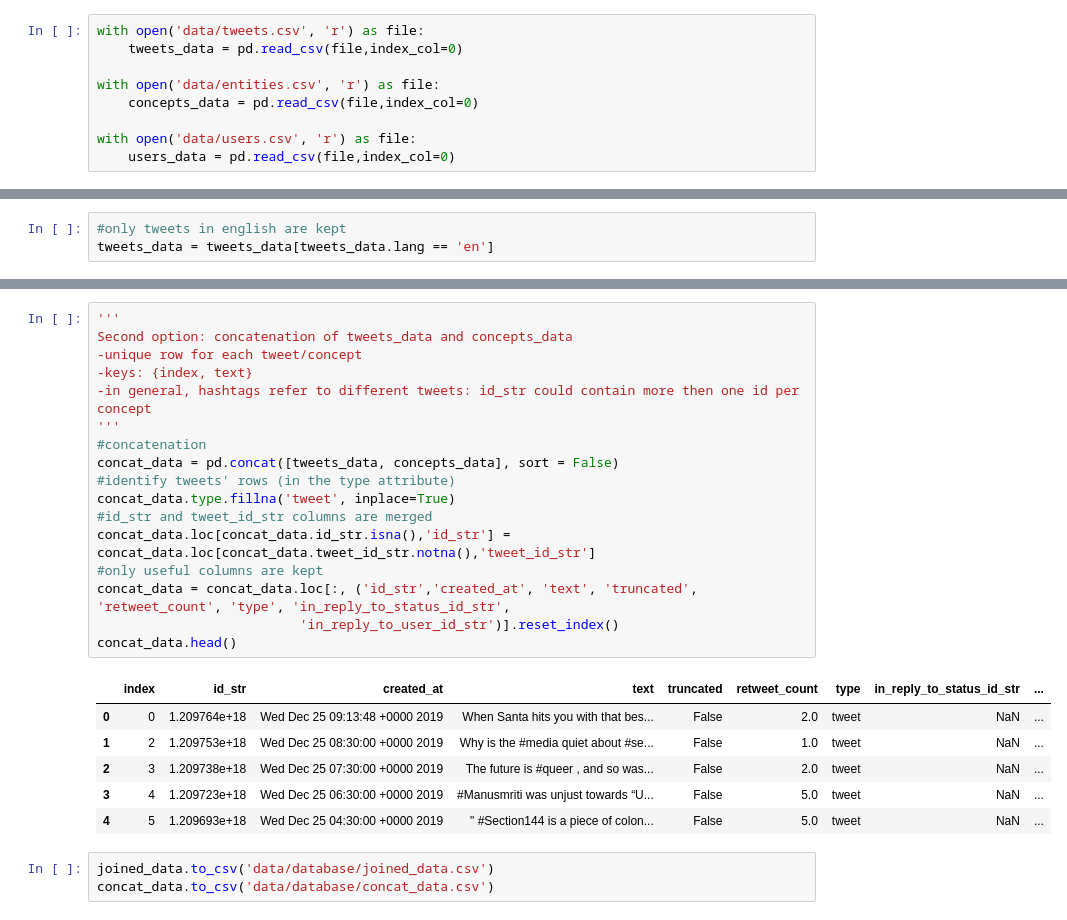
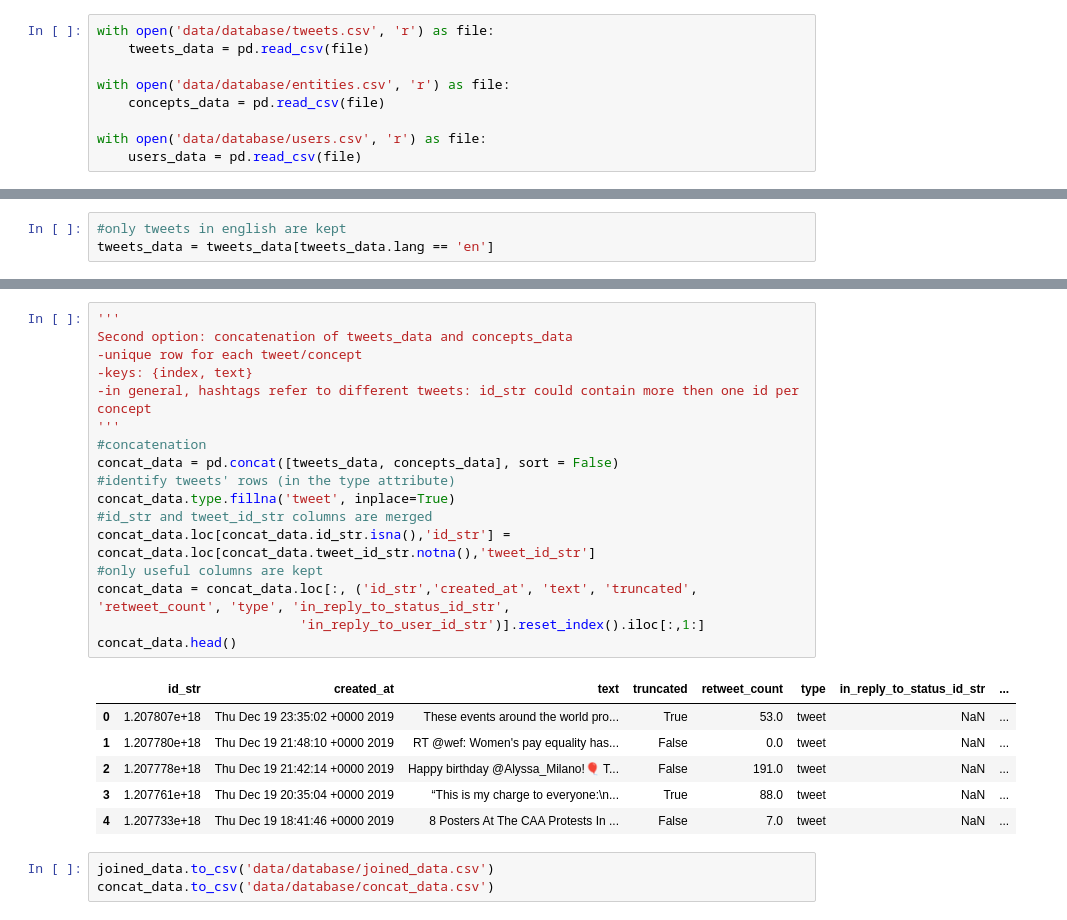
Before and after one commit to damiclem/feminism_network, a Jupyter notebook: database_creation.ipynb, the cells around one changed output, grey strips where cells are left out. Saved outputs shown, nothing was run; the diff lists cells and outputs as text.

```diff
--- a/database_creation.ipynb
+++ b/database_creation.ipynb
@@ -2,11 +2,11 @@
 import pandas as pd
 import numpy as np
 # %%
-with open('data/tweets.csv', 'r') as file:
-    tweets_data = pd.read_csv(file,index_col=0)
+with open('data/database/tweets.csv', 'r') as file:
+    tweets_data = pd.read_csv(file)
 
-with open('data/entities.csv', 'r') as file:
-    concepts_data = pd.read_csv(file,index_col=0)
+with open('data/database/entities.csv', 'r') as file:
+    concepts_data = pd.read_csv(file)
 
-with open('data/users.csv', 'r') as file:
-    users_data = pd.read_csv(file,index_col=0)
+with open('data/database/users.csv', 'r') as file:
+    users_data = pd.read_csv(file)
@@ -40,27 +49,27 @@ joined_data.head()
 # %%
 '''
 Second option: concatenation of tweets_data and concepts_data
 -unique row for each tweet/concept
 -keys: {index, text}
 -in general, hashtags refer to different tweets: id_str could contain more then one id per concept
 '''
 #concatenation
 concat_data = pd.concat([tweets_data, concepts_data], sort = False)
 #identify tweets' rows (in the type attribute)
 concat_data.type.fillna('tweet', inplace=True)
 #id_str and tweet_id_str columns are merged
 concat_data.loc[concat_data.id_str.isna(),'id_str'] = concat_data.loc[concat_data.tweet_id_str.notna(),'tweet_id_str']
 #only useful columns are kept
 concat_data = concat_data.loc[:, ('id_str','created_at', 'text', 'truncated', 'retweet_count', 'type', 'in_reply_to_status_id_str',
-                          'in_reply_to_user_id_str')].reset_index()
+                          'in_reply_to_user_id_str')].reset_index().iloc[:,1:]
 concat_data.head()
 # %% [output]
-|  | index | id_str | created_at | text | truncated | retweet_count | type | in_reply_to_status_id_str | ... |
-| 0 | 0 | 1.209764e+18 | Wed Dec 25 09:13:48 +0000 2019 | When Santa hits you with that bes... | False | 2.0 | tweet | NaN | ... |
-| 1 | 2 | 1.209753e+18 | Wed Dec 25 08:30:00 +0000 2019 | Why is the #media quiet about #se... | False | 1.0 | tweet | NaN | ... |
-| 2 | 3 | 1.209738e+18 | Wed Dec 25 07:30:00 +0000 2019 | The future is #queer , and so was... | False | 2.0 | tweet | NaN | ... |
-| 3 | 4 | 1.209723e+18 | Wed Dec 25 06:30:00 +0000 2019 | #Manusmriti was unjust towards “U... | False | 5.0 | tweet | NaN | ... |
-| 4 | 5 | 1.209693e+18 | Wed Dec 25 04:30:00 +0000 2019 | " #Section144 is a piece of colon... | False | 5.0 | tweet | NaN | ... |
+|  | id_str | created_at | text | truncated | retweet_count | type | in_reply_to_status_id_str | ... |
+| 0 | 1.207807e+18 | Thu Dec 19 23:35:02 +0000 2019 | These events around the world pro... | True | 53.0 | tweet | NaN | ... |
+| 1 | 1.207780e+18 | Thu Dec 19 21:48:10 +0000 2019 | RT @wef: Women's pay equality has... | False | 0.0 | tweet | NaN | ... |
+| 2 | 1.207778e+18 | Thu Dec 19 21:42:14 +0000 2019 | Happy birthday @Alyssa_Milano!🎈 T... | False | 191.0 | tweet | NaN | ... |
+| 3 | 1.207761e+18 | Thu Dec 19 20:35:04 +0000 2019 | “This is my charge to everyone:\n... | True | 88.0 | tweet | NaN | ... |
+| 4 | 1.207733e+18 | Thu Dec 19 18:41:46 +0000 2019 | 8 Posters At The CAA Protests In ... | False | 7.0 | tweet | NaN | ... |
 # %%
 joined_data.to_csv('data/database/joined_data.csv')
 concat_data.to_csv('data/database/concat_data.csv')
```
Also changed, not shown: parts of 2 cells of this notebook.
